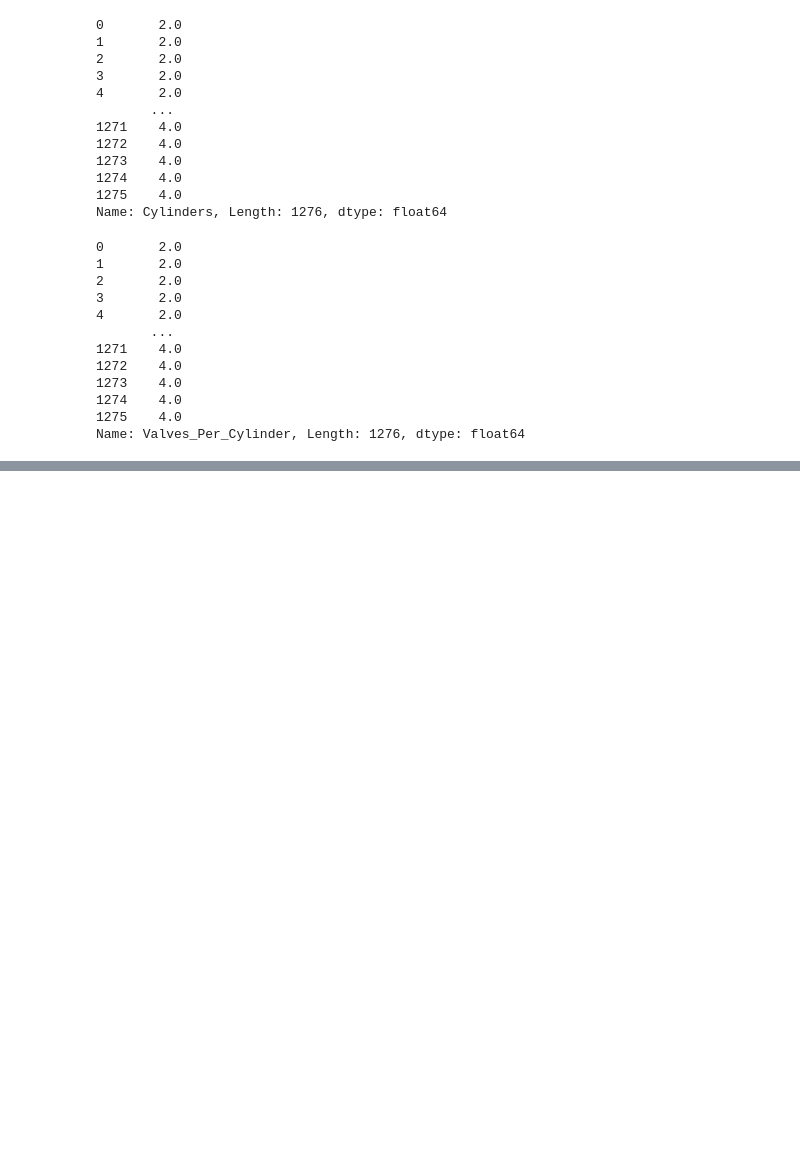
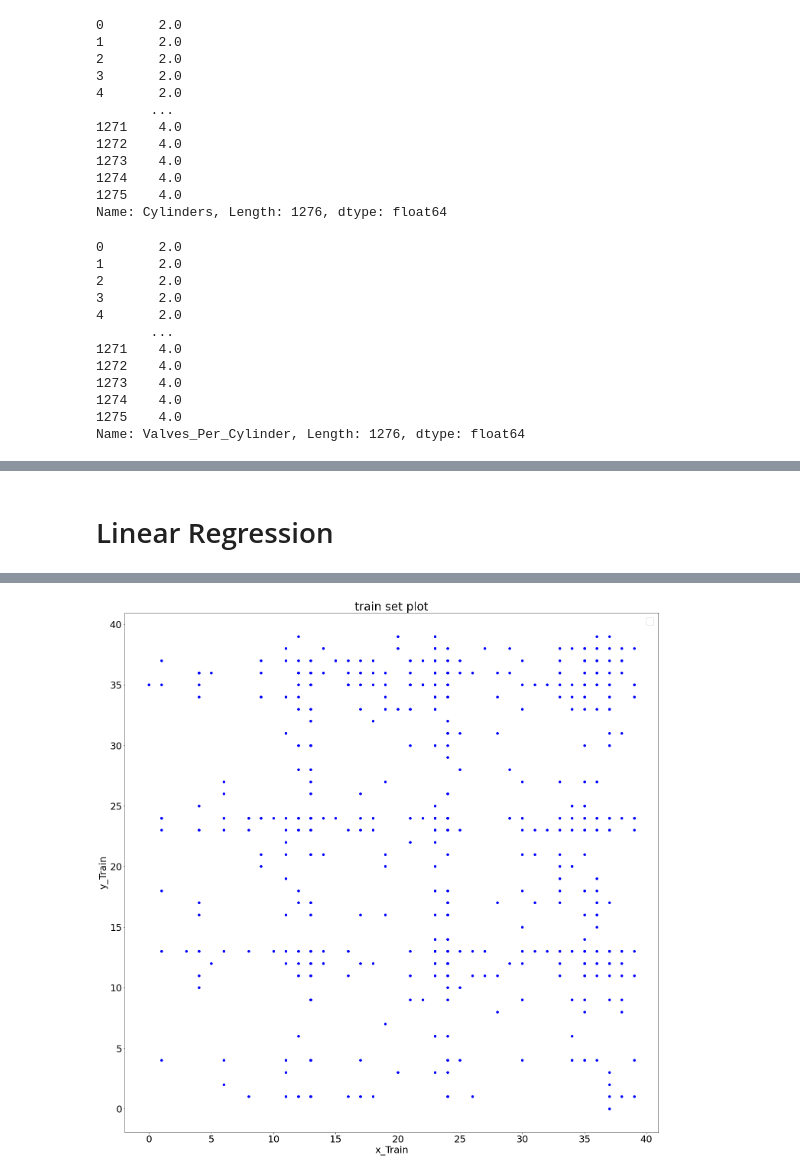
Before and after one commit to pragyan8804/Cars_Analysis, a Jupyter notebook: ms_engage_cars.ipynb, the cells around one changed output, grey strips where cells are left out. Drawn from its saved outputs; the diff is of its cells as text; code cells hidden in the pictures; blank space fills up the shorter version.

```diff
--- a/ms_engage_cars.ipynb
+++ b/ms_engage_cars.ipynb
@@ -108,0 +183,4 @@ Name: Valves_Per_Cylinder, Length: 1276, dtype: float64
+# %%
+Make=dfle["Make"].tolist()
+# %%
+Price=dfle['Ex-Showroom_Price'].tolist()
@@ -108,0 +198,17 @@ Name: Valves_Per_Cylinder, Length: 1276, dtype: float64
+# %% [markdown]
+# Linear Regression
+# %%
+from sklearn.linear_model import LinearRegression
+from sklearn.model_selection import train_test_split
+
+
+x_train,y_train,x_test,y_test=train_test_split(Make,Price,train_size=638)
+# %%
+plt.figure(figsize=(25,25))
+plt.step(x_train,y_train,'bo')
+plt.legend()
+plt.title("train set plot")
+plt.xlabel('x_Train')
+plt.ylabel('y_Train')
+plt.show()
+# %% [output]
@@ -108,0 +216 @@ Name: Valves_Per_Cylinder, Length: 1276, dtype: float64
+[figure, added]
```
Also changed, not shown: parts of 17 cells of this notebook.
